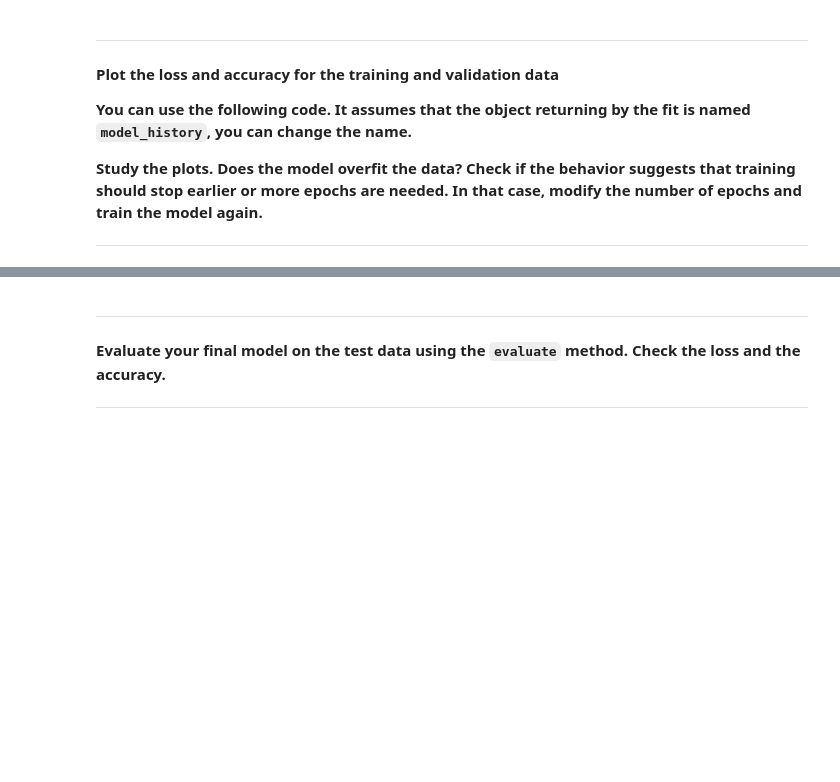
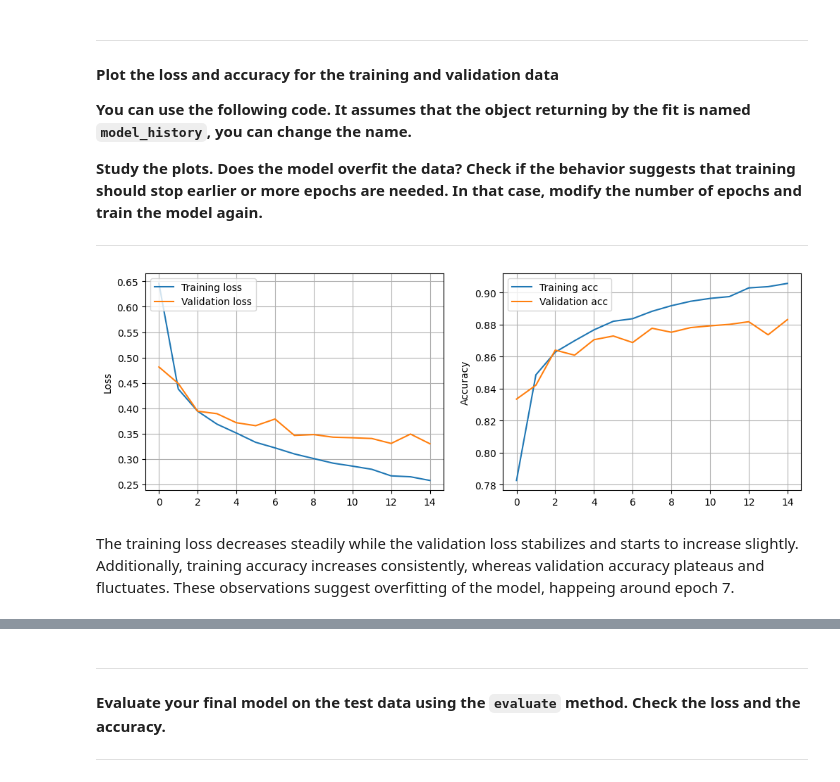
Before and after one commit to magnuis/ai_applied_to_engineering, a Jupyter notebook: assignment_3/CNN_assignment.ipynb, the cells around one changed output, grey strips where cells are left out. Saved outputs shown, nothing was run; the diff lists cells and outputs as text; code cells hidden in the pictures; blank space fills up the shorter version.

```diff
--- a/assignment_3/CNN_assignment.ipynb
+++ b/assignment_3/CNN_assignment.ipynb
@@ -112,3 +175,5 @@ print('y validation shape:',y_val.shape)
 **Train (fit) the model using a batch size of 256, 15 epochs and using the validation sets obtained above (x_val,y_val) as validation data.**
 
 ---
+# %%
+model_history = model.fit(x=x_train, y=y_train, validation_data=(x_val, y_val), epochs=15, batch_size=256)
@@ -123,27 +206,35 @@ print('y validation shape:',y_val.shape)
 
 ---
 # %%
-plt.figure(figsize=[12,4])
+# As we will use this plotting a lot throughout this project, we make it into a function
+def plot_loss_and_accuracy(model_history):
+    plt.figure(figsize=[12,4])
 
-accuracy = model_history.history['accuracy']
-val_accuracy = model_history.history['val_accuracy']
-loss = model_history.history['loss']
-val_loss = model_history.history['val_loss']
+    accuracy = model_history.history['accuracy']
+    val_accuracy = model_history.history['val_accuracy']
+    loss = model_history.history['loss']
+    val_loss = model_history.history['val_loss']
 
-plt.subplot(1, 2, 1)
+    plt.subplot(1, 2, 1)
 
-plt.ylabel('Loss')
-plt.plot(loss,label='Training loss');
-plt.plot(val_loss,label='Validation loss');
-plt.legend(loc='upper left')
+    plt.ylabel('Loss')
+    plt.plot(loss,label='Training loss');
+    plt.plot(val_loss,label='Validation loss');
+    plt.legend(loc='upper left')
 
-plt.grid()
+    plt.grid()
 
-plt.subplot(1, 2, 2)
+    plt.subplot(1, 2, 2)
 
-plt.ylabel('Accuracy')
-plt.plot(accuracy,label='Training acc')
-plt.plot(val_accuracy,label='Validation acc')
-plt.legend(loc='upper left');
+    plt.ylabel('Accuracy')
+    plt.plot(accuracy,label='Training acc')
+    plt.plot(val_accuracy,label='Validation acc')
+    plt.legend(loc='upper left');
 
-plt.grid()
+    plt.grid()
+# %%
+plot_loss_and_accuracy(model_history)
+# %% [output]
+[figure, added]
+# %% [markdown]
+The training loss decreases steadily while the validation loss stabilizes and starts to increase slightly. Additionally, training accuracy increases consistently, whereas validation accuracy plateaus and fluctuates. These observations suggest overfitting of the model, happeing around epoch 7.
```
Also changed, not shown: parts of 36 cells of this notebook, 1 other file.
